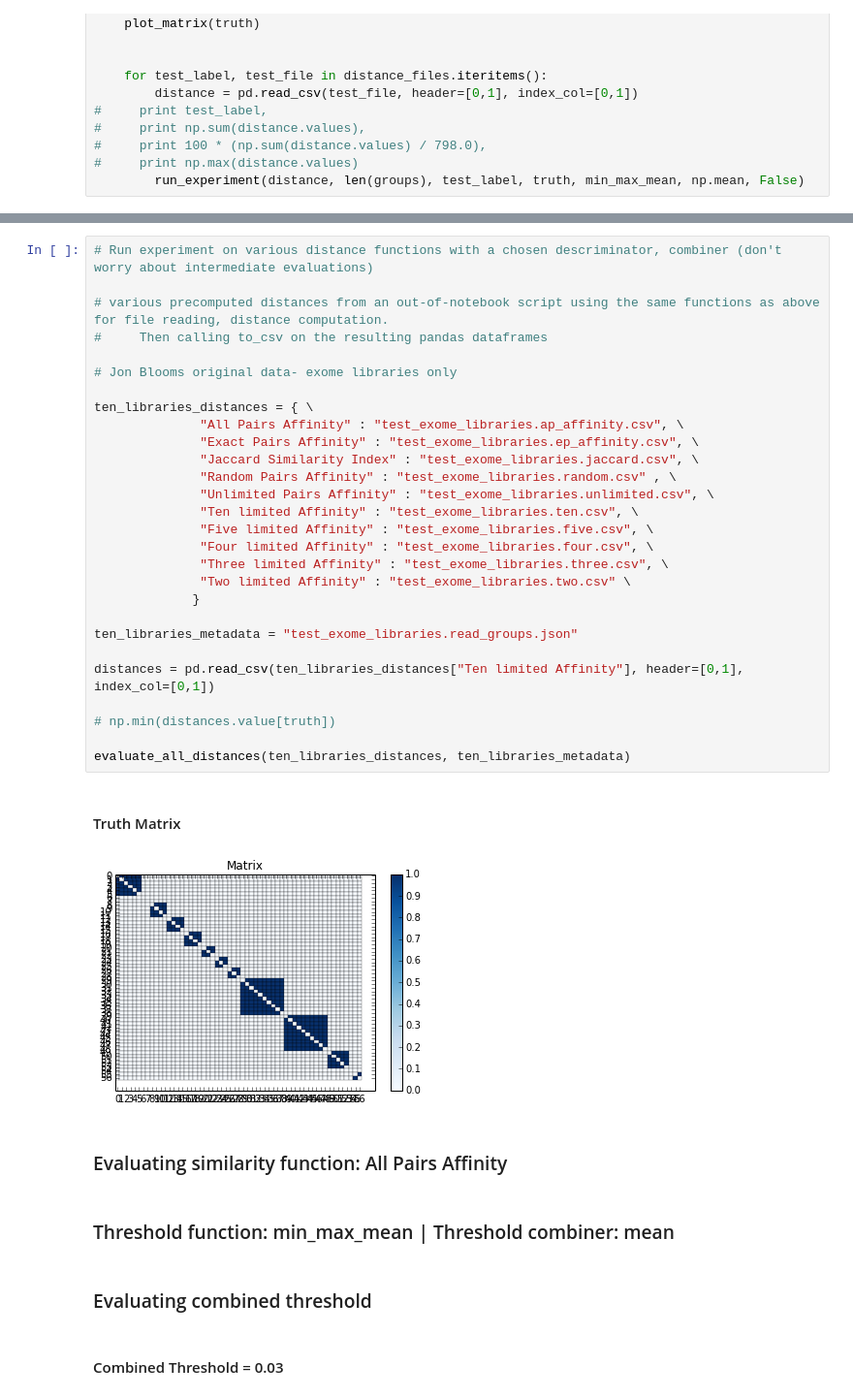
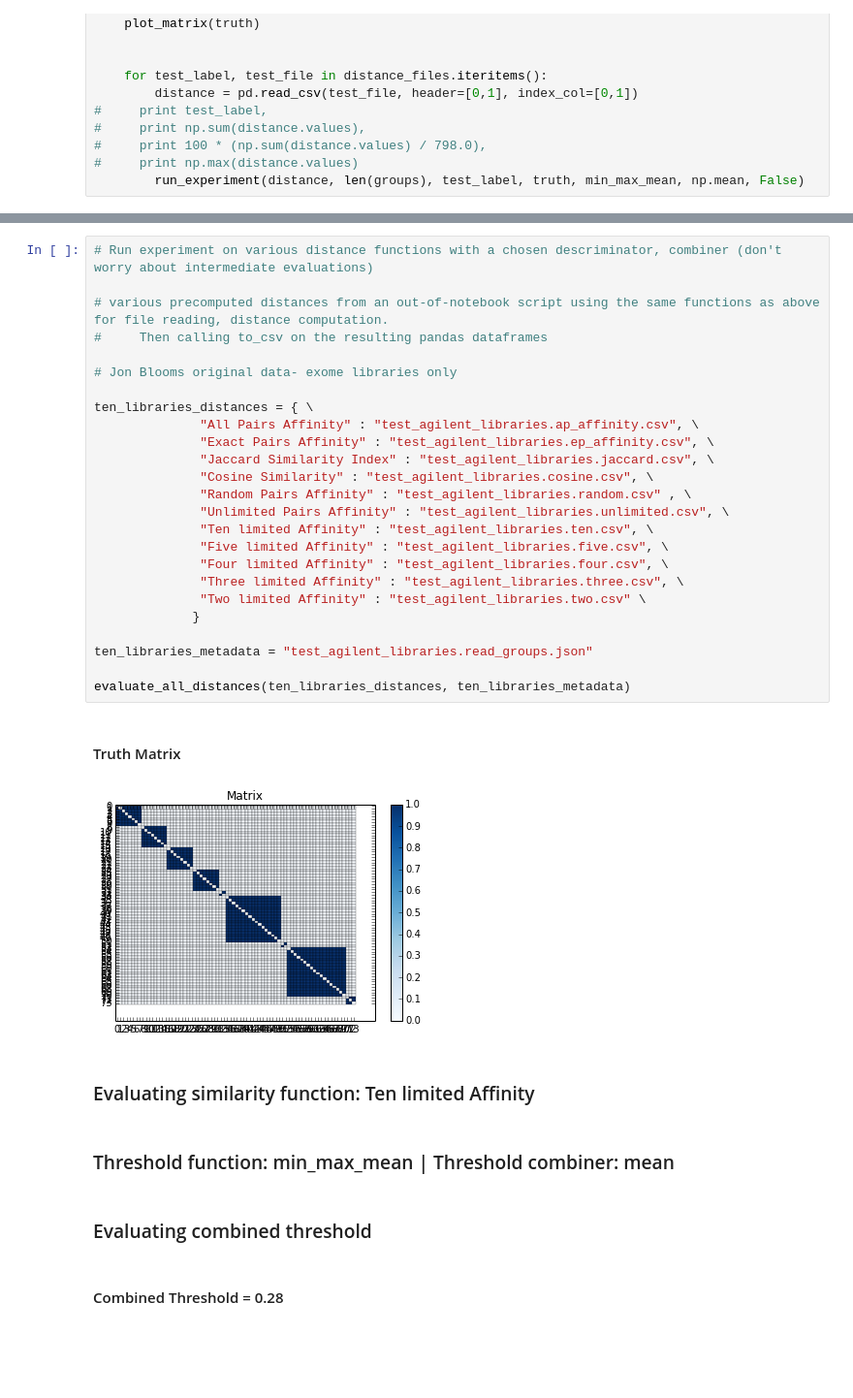
Before and after one commit to bradtaylor/thesis, a Jupyter notebook: evaluate_library_descrimination.ipynb, the cells around one changed output, grey strips where cells are left out. Shown at 97% size. Drawn from its saved outputs; the diff is of its cells as text; blank space fills up the shorter version.

```diff
--- a/evaluate_library_descrimination.ipynb
+++ b/evaluate_library_descrimination.ipynb
@@ -722,35 +889,32 @@ False Negatives
 # %%
 # Run experiment on various distance functions with a chosen descriminator, combiner (don't worry about intermediate evaluations)
 
 # various precomputed distances from an out-of-notebook script using the same functions as above for file reading, distance computation.
 #     Then calling to_csv on the resulting pandas dataframes
 
 # Jon Blooms original data- exome libraries only
 
 ten_libraries_distances = { \
-              "All Pairs Affinity" : "test_exome_libraries.ap_affinity.csv", \
-              "Exact Pairs Affinity" : "test_exome_libraries.ep_affinity.csv", \
-              "Jaccard Similarity Index" : "test_exome_libraries.jaccard.csv", \
-              "Random Pairs Affinity" : "test_exome_libraries.random.csv" , \
-              "Unlimited Pairs Affinity" : "test_exome_libraries.unlimited.csv", \
-              "Ten limited Affinity" : "test_exome_libraries.ten.csv", \
-              "Five limited Affinity" : "test_exome_libraries.five.csv", \
-              "Four limited Affinity" : "test_exome_libraries.four.csv", \
-              "Three limited Affinity" : "test_exome_libraries.three.csv", \
-              "Two limited Affinity" : "test_exome_libraries.two.csv" \
+              "All Pairs Affinity" : "test_agilent_libraries.ap_affinity.csv", \
+              "Exact Pairs Affinity" : "test_agilent_libraries.ep_affinity.csv", \
+              "Jaccard Similarity Index" : "test_agilent_libraries.jaccard.csv", \
+              "Cosine Similarity" : "test_agilent_libraries.cosine.csv", \
+              "Random Pairs Affinity" : "test_agilent_libraries.random.csv" , \
+              "Unlimited Pairs Affinity" : "test_agilent_libraries.unlimited.csv", \
+              "Ten limited Affinity" : "test_agilent_libraries.ten.csv", \
+              "Five limited Affinity" : "test_agilent_libraries.five.csv", \
+              "Four limited Affinity" : "test_agilent_libraries.four.csv", \
+              "Three limited Affinity" : "test_agilent_libraries.three.csv", \
+              "Two limited Affinity" : "test_agilent_libraries.two.csv" \
              }
 
-ten_libraries_metadata = "test_exome_libraries.read_groups.json"
-
-distances = pd.read_csv(ten_libraries_distances["Ten limited Affinity"], header=[0,1], index_col=[0,1])
-
-# np.min(distances.value[truth])
+ten_libraries_metadata = "test_agilent_libraries.read_groups.json"
 
 evaluate_all_distances(ten_libraries_distances, ten_libraries_metadata)
 # %% [output]
 Truth Matrix
-[figure, old version]
+[figure, new version]
-Evaluating similarity function: All Pairs Affinity
+Evaluating similarity function: Ten limited Affinity
 Threshold function: min_max_mean | Threshold combiner: mean
 Evaluating combined threshold
-Combined Threshold = 0.03
+Combined Threshold = 0.28
```
Also changed, not shown: parts of 26 cells of this notebook, 2 other files.
